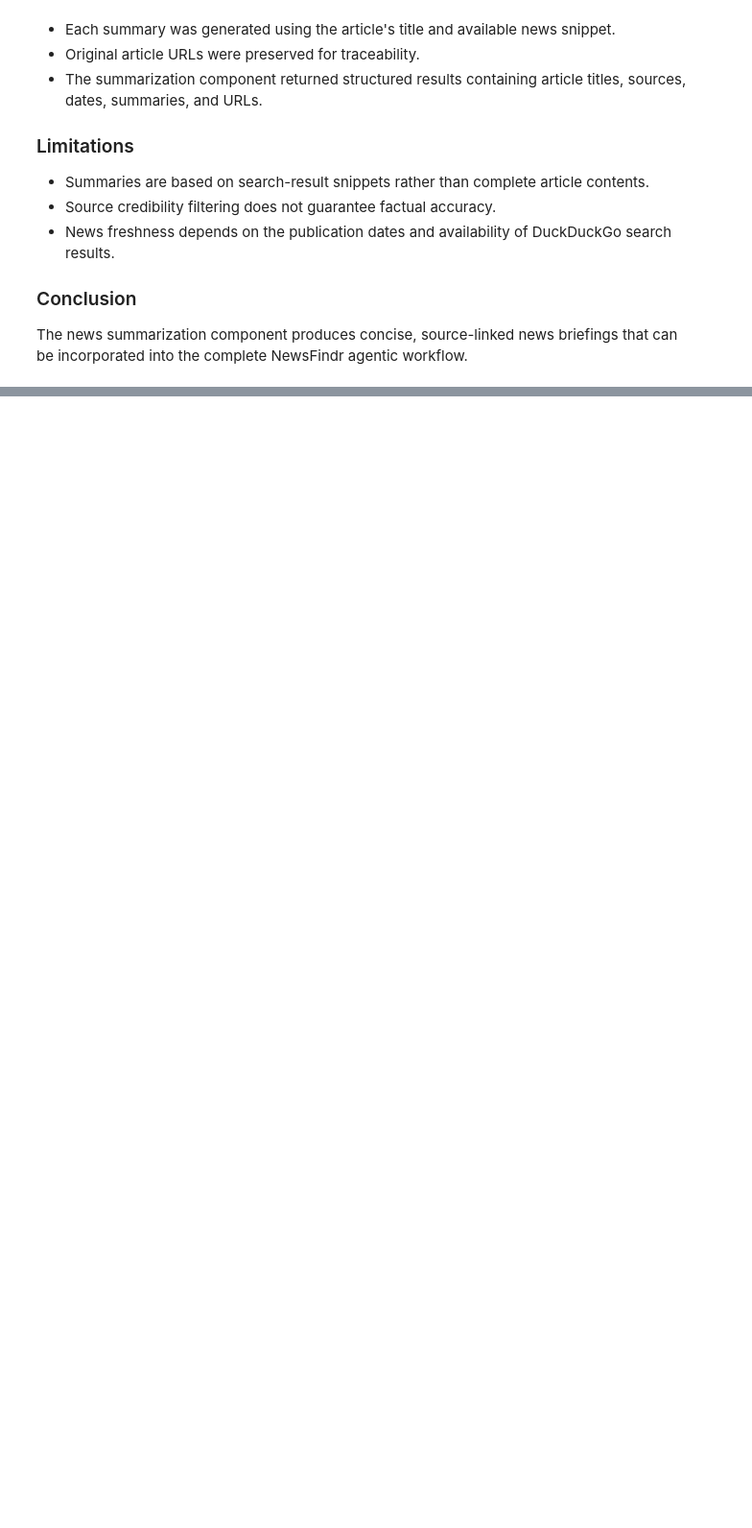
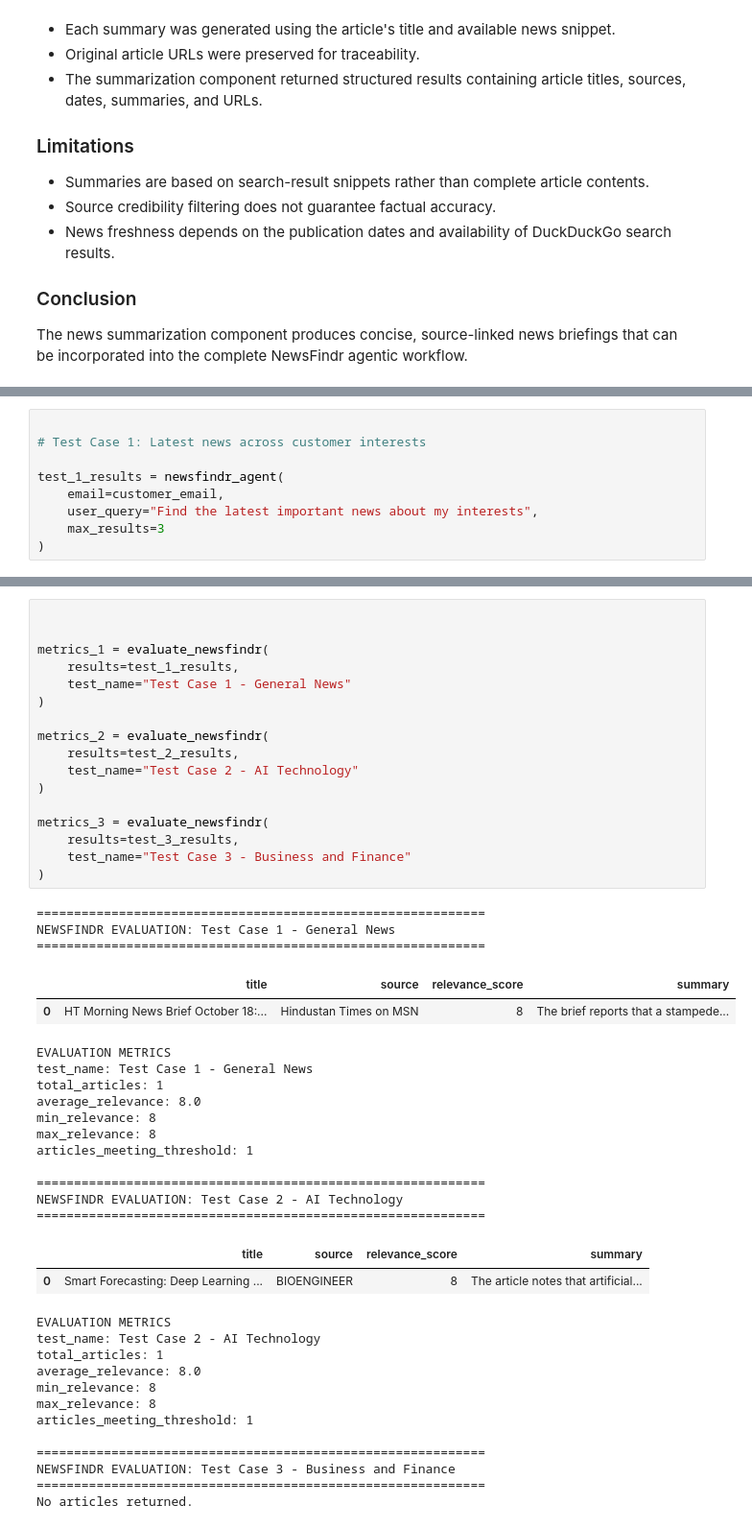
Before and after one commit to timayabi2020/newsfindr, a Jupyter notebook: NewsFindr.ipynb, the cells around one changed output, grey strips where cells are left out. Shown at 96% size. Cells and saved outputs as stored; diff of their text form; blank space fills up the shorter version.

```diff
--- a/NewsFindr.ipynb
+++ b/NewsFindr.ipynb
@@ -1230,0 +1540,9 @@ into the complete NewsFindr agentic workflow.
+# %%
+
+# Test Case 1: Latest news across customer interests
+
+test_1_results = newsfindr_agent(
+    email=customer_email,
+    user_query="Find the latest important news about my interests",
+    max_results=3
+)
@@ -1230,0 +1622,48 @@ into the complete NewsFindr agentic workflow.
+# %%
+
+
+metrics_1 = evaluate_newsfindr(
+    results=test_1_results,
+    test_name="Test Case 1 - General News"
+)
+
+metrics_2 = evaluate_newsfindr(
+    results=test_2_results,
+    test_name="Test Case 2 - AI Technology"
+)
+
+metrics_3 = evaluate_newsfindr(
+    results=test_3_results,
+    test_name="Test Case 3 - Business and Finance"
+)
+# %% [output]
+============================================================
+NEWSFINDR EVALUATION: Test Case 1 - General News
+============================================================
+|  | title | source | relevance_score | summary |
+| 0 | HT Morning News Brief October 18:... | Hindustan Times on MSN | 8 | The brief reports that a stampede... |
+EVALUATION METRICS
+test_name: Test Case 1 - General News
+total_articles: 1
+average_relevance: 8.0
+min_relevance: 8
+max_relevance: 8
+articles_meeting_threshold: 1
+
+============================================================
+NEWSFINDR EVALUATION: Test Case 2 - AI Technology
+============================================================
+|  | title | source | relevance_score | summary |
+| 0 | Smart Forecasting: Deep Learning ... | BIOENGINEER | 8 | The article notes that artificial... |
+EVALUATION METRICS
+test_name: Test Case 2 - AI Technology
+total_articles: 1
+average_relevance: 8.0
+min_relevance: 8
+max_relevance: 8
+articles_meeting_threshold: 1
+
+============================================================
+NEWSFINDR EVALUATION: Test Case 3 - Business and Finance
+============================================================
+No articles returned.
```
Also changed, not shown: parts of 15 cells of this notebook.
